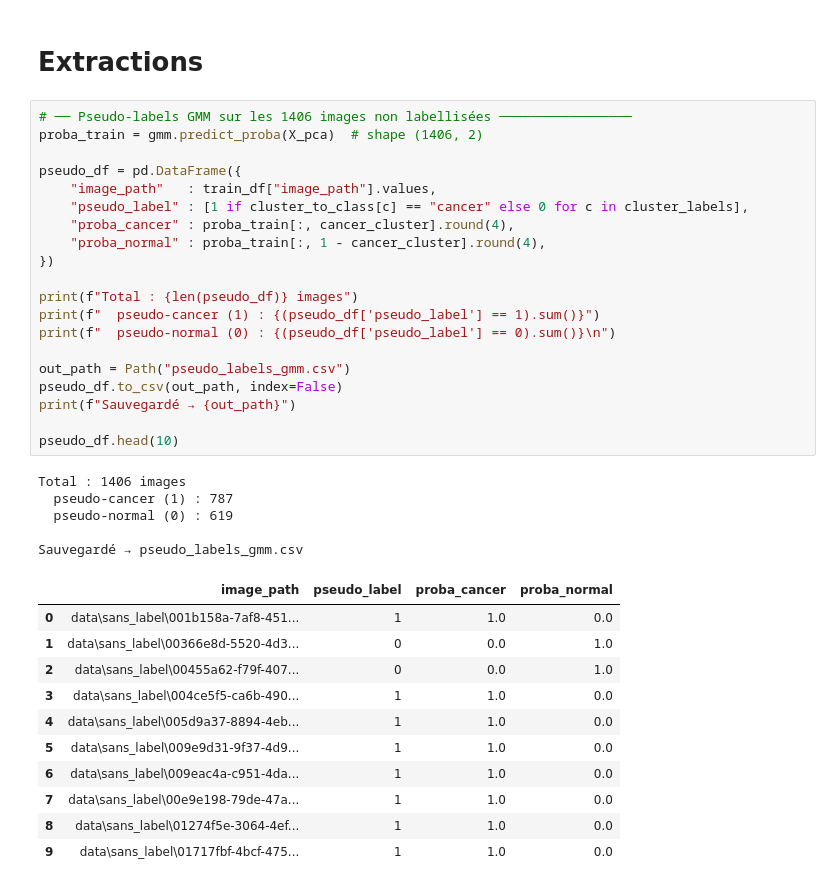
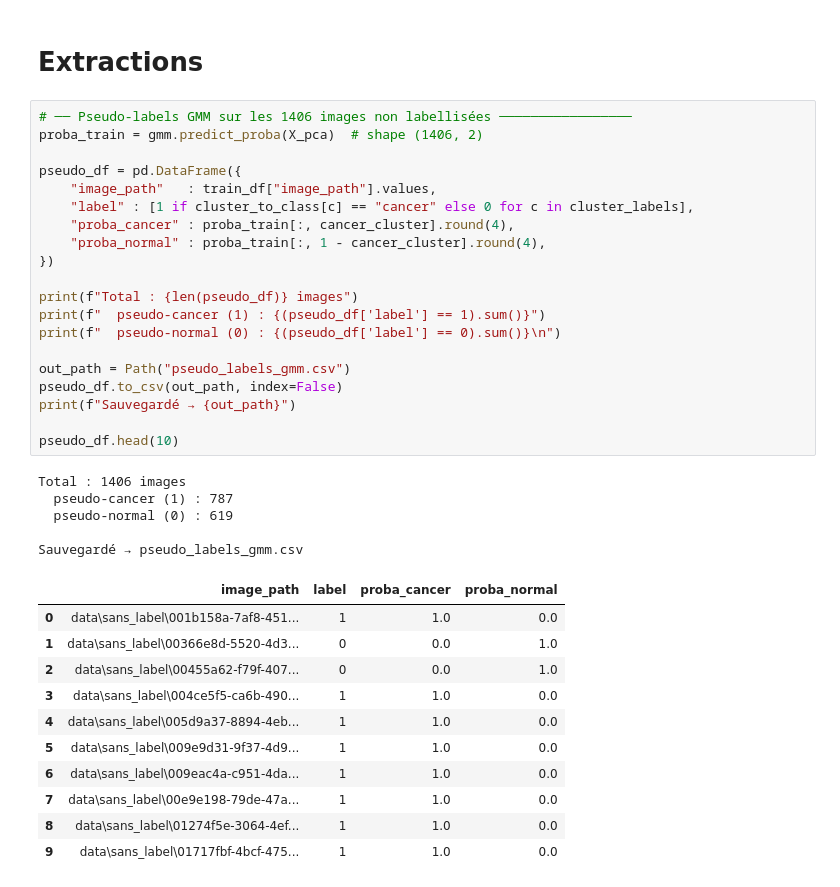
Before and after one commit to KL38/OC_P7_DL_SSL_Brain-Tumor-Detection, a Jupyter notebook: Clustering GMM.ipynb, the cells around one changed output. Cells and saved outputs as stored; diff of their text form.

```diff
--- a/Clustering GMM.ipynb
+++ b/Clustering GMM.ipynb
@@ -274,30 +273,30 @@ weighted avg       0.78      0.78      0.78       100
 # %%
 # ── Pseudo-labels GMM sur les 1406 images non labellisées ─────────────────
 proba_train = gmm.predict_proba(X_pca)  # shape (1406, 2)
 
 pseudo_df = pd.DataFrame({
     "image_path"   : train_df["image_path"].values,
-    "pseudo_label" : [1 if cluster_to_class[c] == "cancer" else 0 for c in cluster_labels],
+    "label" : [1 if cluster_to_class[c] == "cancer" else 0 for c in cluster_labels],
     "proba_cancer" : proba_train[:, cancer_cluster].round(4),
     "proba_normal" : proba_train[:, 1 - cancer_cluster].round(4),
 })
 
 print(f"Total : {len(pseudo_df)} images")
-print(f"  pseudo-cancer (1) : {(pseudo_df['pseudo_label'] == 1).sum()}")
-print(f"  pseudo-normal (0) : {(pseudo_df['pseudo_label'] == 0).sum()}\n")
+print(f"  pseudo-cancer (1) : {(pseudo_df['label'] == 1).sum()}")
+print(f"  pseudo-normal (0) : {(pseudo_df['label'] == 0).sum()}\n")
 
 out_path = Path("pseudo_labels_gmm.csv")
 pseudo_df.to_csv(out_path, index=False)
 print(f"Sauvegardé → {out_path}")
 
 pseudo_df.head(10)
 # %% [output]
 Total : 1406 images
   pseudo-cancer (1) : 787
   pseudo-normal (0) : 619
 
 Sauvegardé → pseudo_labels_gmm.csv
-|  | image_path | pseudo_label | proba_cancer | proba_normal |
+|  | image_path | label | proba_cancer | proba_normal |
 | 0 | data\sans_label\001b158a-7af8-451... | 1 | 1.0 | 0.0 |
 | 1 | data\sans_label\00366e8d-5520-4d3... | 0 | 0.0 | 1.0 |
 | 2 | data\sans_label\00455a62-f79f-407... | 0 | 0.0 | 1.0 |
```
Also changed, not shown: parts of 7 cells of this notebook, 13 other files.
